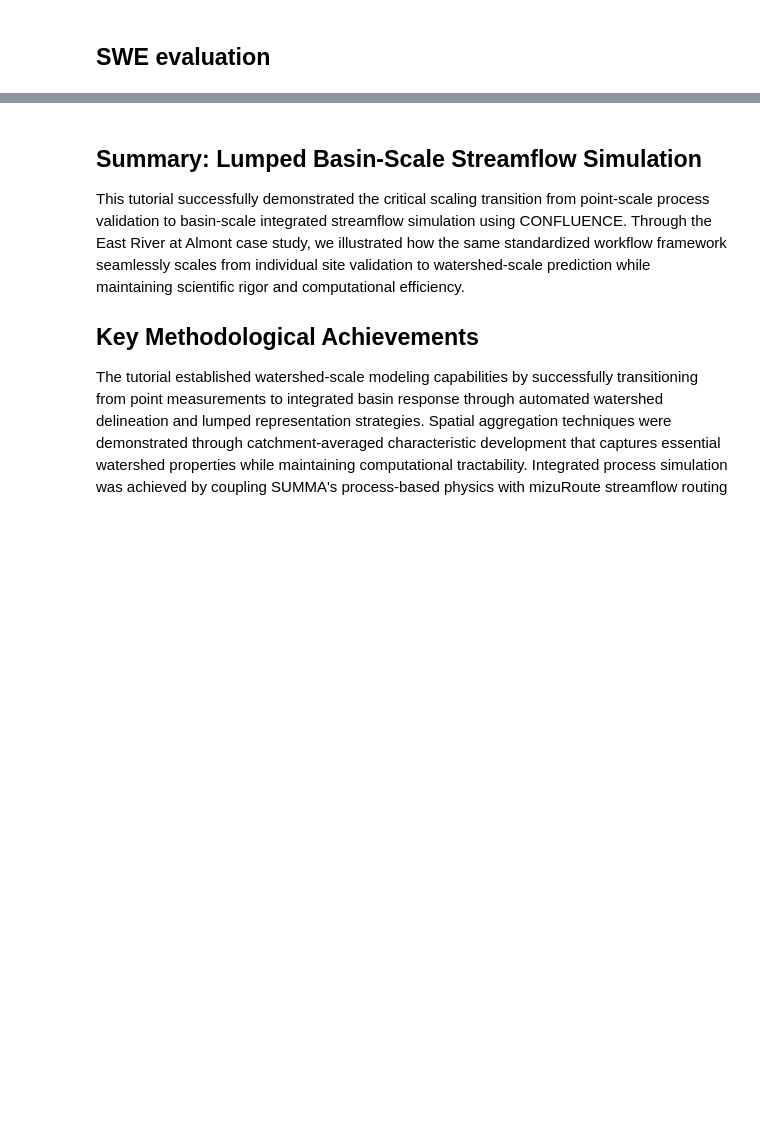
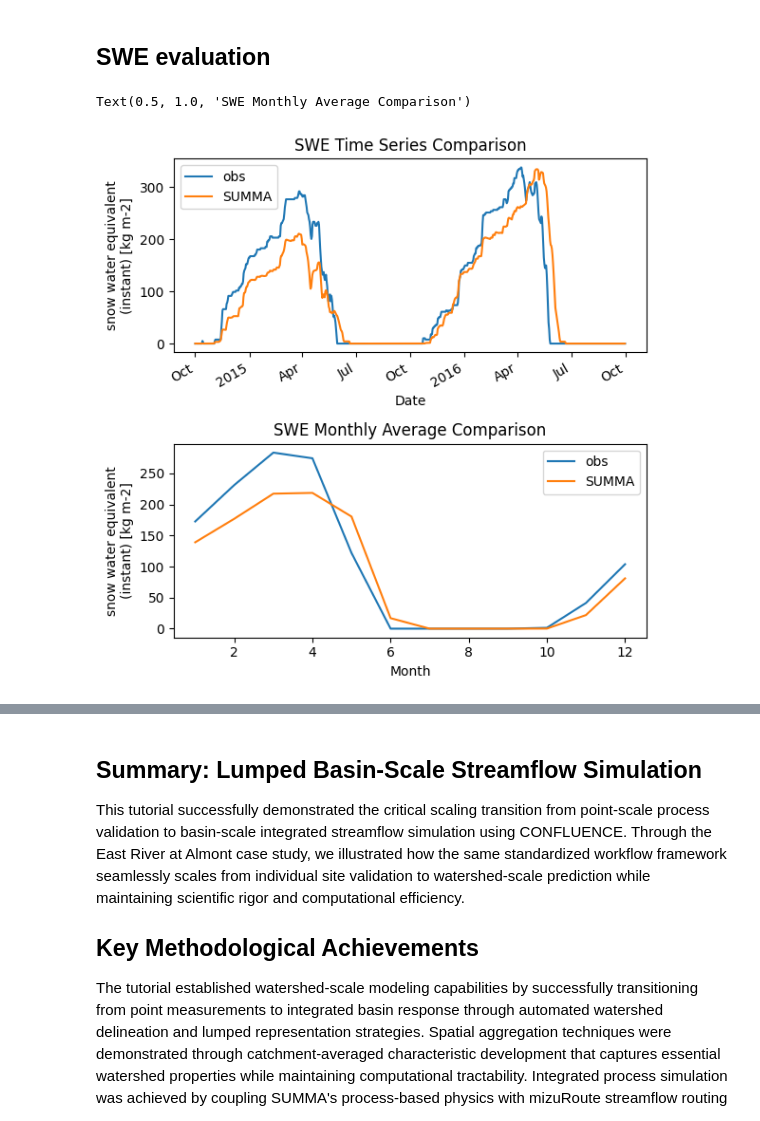
Before and after one commit to dlhogan97/CONFLUENCE-uwmtnhydro, a Jupyter notebook: ess-project/modeling/02_lumped/EastBasinLumped.ipynb, the cells around one changed output, grey strips where cells are left out. Drawn from its saved outputs; the diff is of its cells as text; code cells hidden in the pictures; blank space fills up the shorter version.

```diff
--- a/ess-project/modeling/02_lumped/EastBasinLumped.ipynb
+++ b/ess-project/modeling/02_lumped/EastBasinLumped.ipynb
@@ -1481,22 +1631,25 @@ print(f"Monthly bias (SUMMA - TUOLUMNE MEADOWS): {(sim_ds_airtemp.groupby('time.
 # %% [markdown]
 ## SWE evaluation
 # %%
-tuolumne_meadows_swe = tuolumne_meadows['SWE']*25.4
+obs_butte_swe = obs_butte['SWE']*25.4
 # filter extreme values
-tuolumne_meadows_swe = tuolumne_meadows_swe[tuolumne_meadows_swe < 2000]
-tuolumne_meadows_swe_monthly = tuolumne_meadows_swe.groupby(tuolumne_meadows_swe.index.month).mean()
+obs_butte_swe = obs_butte_swe[obs_butte_swe < 2000]
+obs_butte_swe_monthly = obs_butte_swe.groupby(obs_butte_swe.index.month).mean()
 # plot timeseries
 fig, axs = plt.subplots(ncols=1, nrows=2, tight_layout=True, figsize=(6,6))
-tuolumne_meadows_swe.plot(ax=axs[0], label='TUOLUMNE MEADOWS')
-sim_ds['scalarSWE'].plot(ax=axs[0], label='SUMMA')
+obs_butte_swe.plot(ax=axs[0], label='obs')
+sim_ds['scalarSWE'].resample(time='D').mean().sel(time=slice('2014-10-01','2016-09-30')).plot(ax=axs[0], label='SUMMA')
 axs[0].legend()
 axs[0].set_xlabel('Date')
 axs[0].set_title("SWE Time Series Comparison")
 
 # plot monthly average comparison
-tuolumne_meadows_swe_monthly.plot(ax=axs[1], label='TUOLUMNE MEADOWS')
-sim_ds['scalarSWE'].groupby('time.month').mean().plot(ax=axs[1], label='SUMMA')
+obs_butte_swe_monthly.plot(ax=axs[1], label='obs')
+sim_ds['scalarSWE'].resample(time='D').mean().sel(time=slice('2014-10-01','2016-09-30')).groupby('time.month').mean().plot(ax=axs[1], label='SUMMA')
 axs[1].legend()
 axs[1].set_xlabel('Month')
 axs[1].set_title("SWE Monthly Average Comparison")
+# %% [output]
+Text(0.5, 1.0, 'SWE Monthly Average Comparison')
+[figure, added]
 # %%
```
Also changed, not shown: parts of 29 cells of this notebook, 16 other files.
